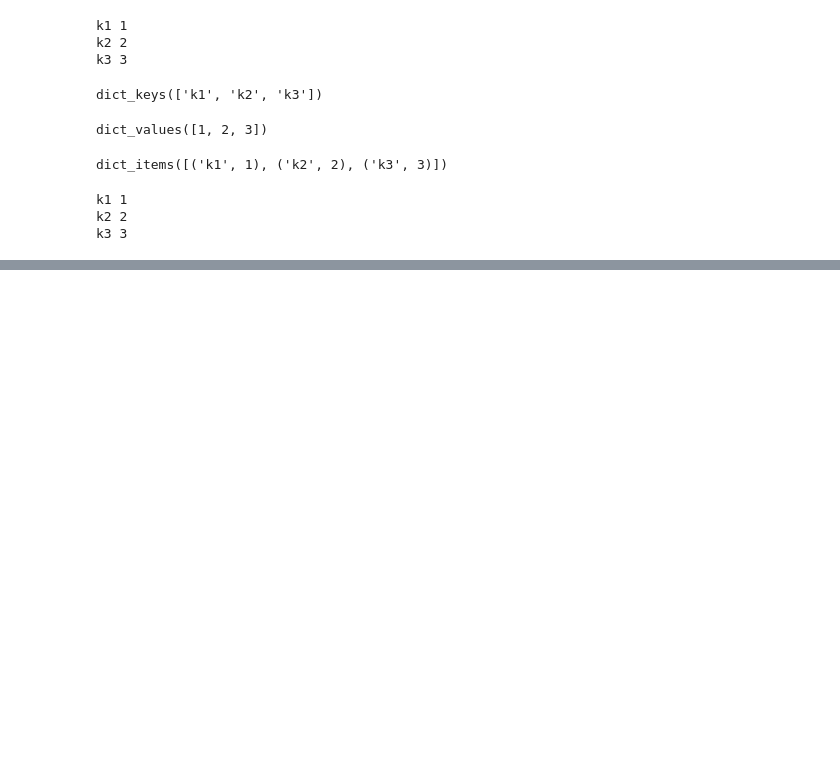
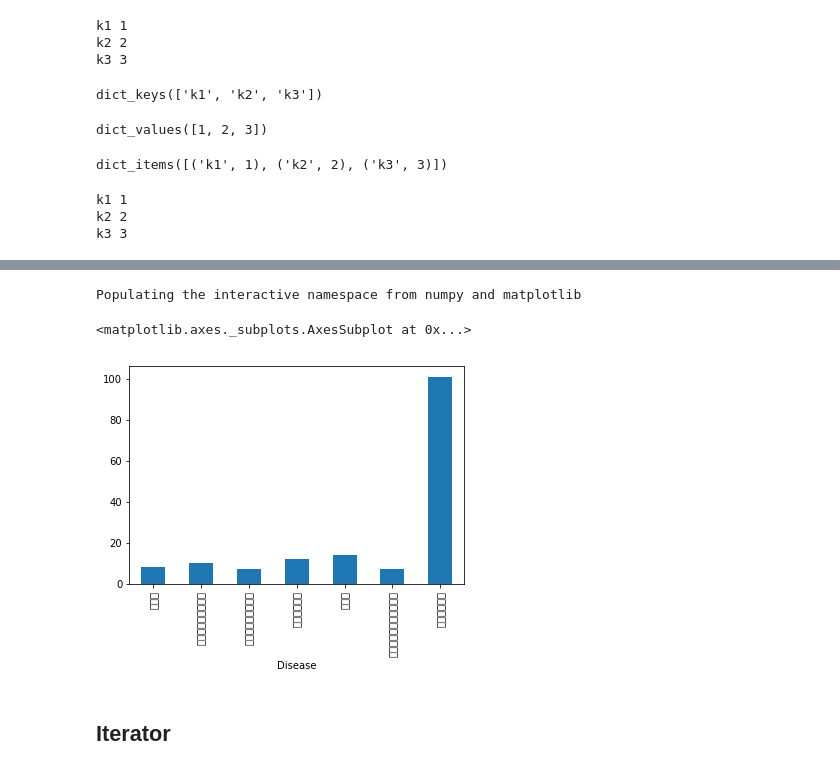
Before and after one commit to ywchiu/cdc_course, a Jupyter notebook: Demo20170719.ipynb, the cells around one changed output, grey strips where cells are left out. Drawn from its saved outputs; the diff is of its cells as text; code cells hidden in the pictures; blank space fills up the shorter version.

```diff
--- a/Demo20170719.ipynb
+++ b/Demo20170719.ipynb
@@ -349,0 +459,8 @@ k3 3
+# %%
+disease_ary = []
+for d in set(disease):
+    disease_ary.append((d, disease.count(d)))
+# %%
+import pandas
+df = pandas.DataFrame(disease_ary)
+df
@@ -349,0 +476,2 @@ k3 3
+# %%
+df.columns = ['Disease', 'Count']
@@ -349,0 +489,9 @@ k3 3
+# %%
+df.index = df['Disease']
+# %%
+%pylab inline
+df['Count'].plot(kind='bar')
+# %% [output]
+Populating the interactive namespace from numpy and matplotlib
+<matplotlib.axes._subplots.AxesSubplot at 0x...>
+[figure, added]
@@ -349,0 +500,2 @@ k3 3
+# %% [markdown]
+## Iterator
```
Also changed, not shown: parts of 26 cells of this notebook.
